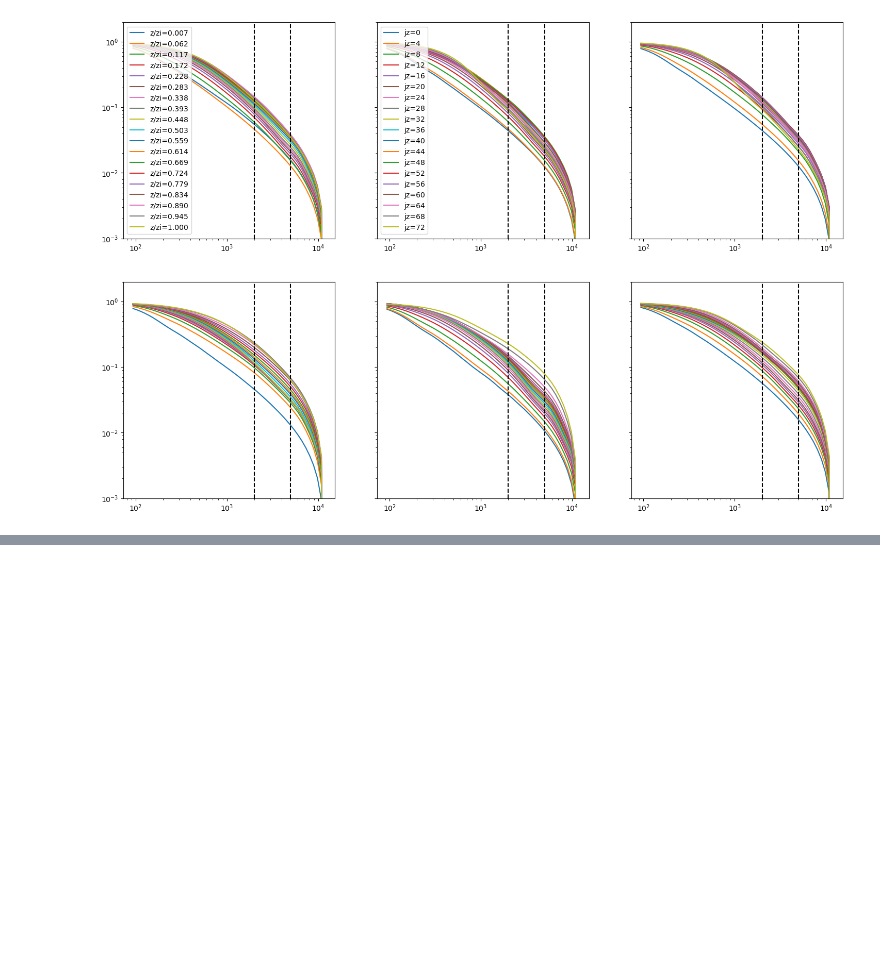
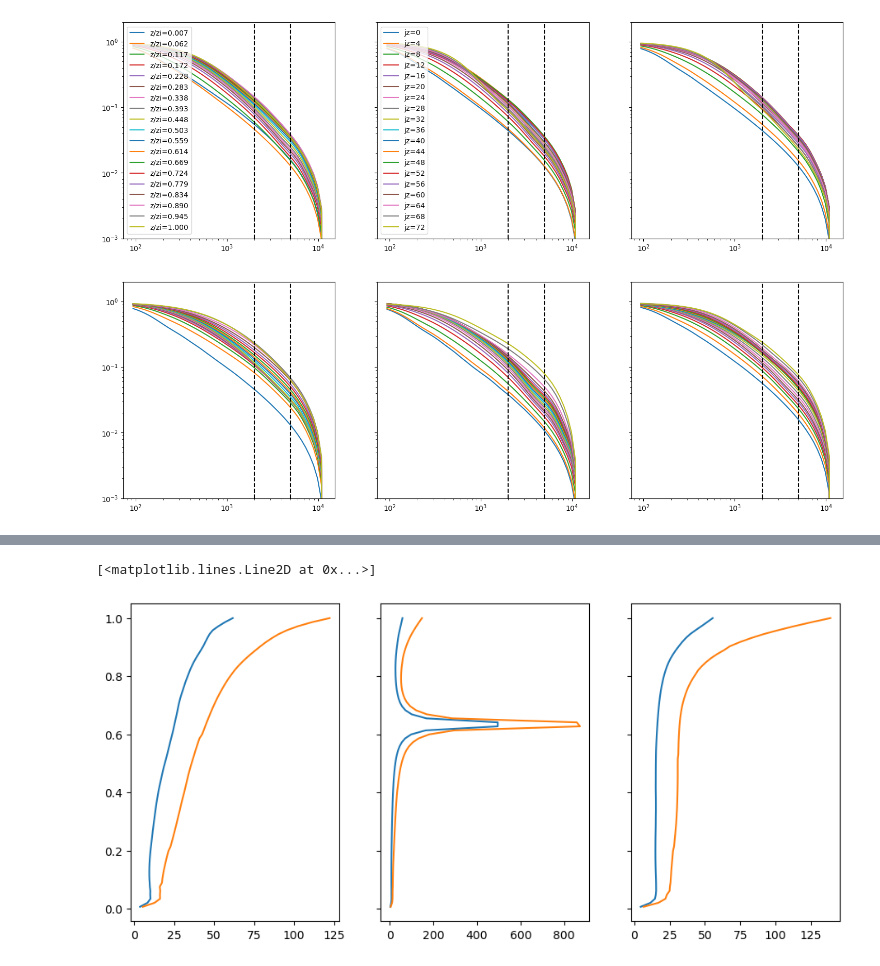
Before and after one commit to Salesky-ABL/LES-utils, a Jupyter notebook: scripts/RFM_test.ipynb, the cells around one changed output, grey strips where cells are left out. Cells and saved outputs as stored; diff of their text form; code cells hidden in the pictures; blank space fills up the shorter version.

```diff
--- a/scripts/RFM_test.ipynb
+++ b/scripts/RFM_test.ipynb
@@ -81,0 +113,14 @@ for iax in ax1.flatten():
+# %%
+fig2, ax2 = plt.subplots(nrows=1, ncols=3, sharey=True, figsize=(11.1, 5))
+# wspd
+ax2[0].plot(100*err.ustar2, err.z/s.h)
+ax2[0].plot(100*errLP.ustar2, errLP.z/s.h)
+# wdir
+ax2[1].plot(100*err.tw, err.z/s.h)
+ax2[1].plot(100*errLP.tw, errLP.z/s.h)
+# theta
+ax2[2].plot(100*err.qw, err.z/s.h)
+ax2[2].plot(100*errLP.qw, errLP.z/s.h)
+# %% [output]
+[<matplotlib.lines.Line2D at 0x...>]
+[figure, added]
```
Also changed, not shown: parts of 6 cells of this notebook, 1 other file.
